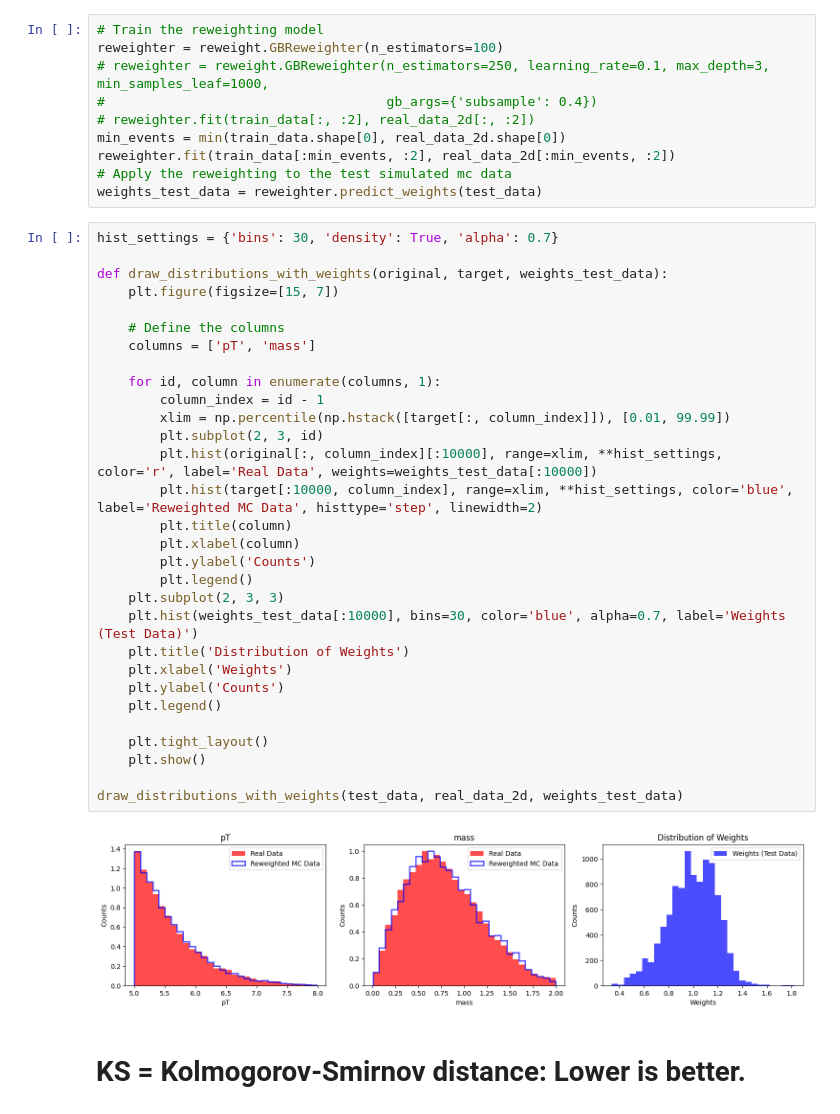
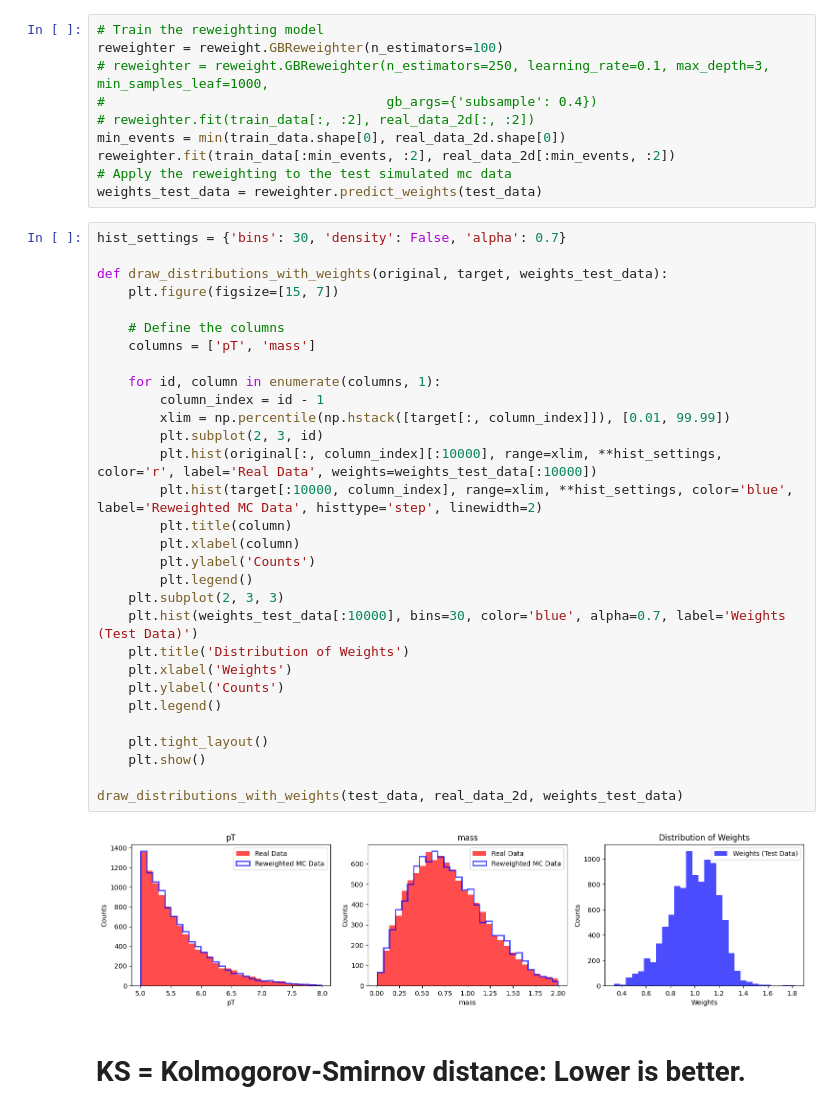
Before and after one commit to forhadnmsu/mc_reweight, a Jupyter notebook: reweight.ipynb, the cells around one changed output. Cells and saved outputs as stored; diff of their text form.

```diff
--- a/reweight.ipynb
+++ b/reweight.ipynb
@@ -58,36 +59,36 @@ reweighter.fit(train_data[:min_events, :2], real_data_2d[:min_events, :2])
 # Apply the reweighting to the test simulated mc data
 weights_test_data = reweighter.predict_weights(test_data)
 # %%
-hist_settings = {'bins': 30, 'density': True, 'alpha': 0.7}
+hist_settings = {'bins': 30, 'density': False, 'alpha': 0.7}
 
 def draw_distributions_with_weights(original, target, weights_test_data):
     plt.figure(figsize=[15, 7])
 
     # Define the columns
     columns = ['pT', 'mass']
 
     for id, column in enumerate(columns, 1):
         column_index = id - 1
         xlim = np.percentile(np.hstack([target[:, column_index]]), [0.01, 99.99])
         plt.subplot(2, 3, id)
         plt.hist(original[:, column_index][:10000], range=xlim, **hist_settings, color='r', label='Real Data', weights=weights_test_data[:10000])
         plt.hist(target[:10000, column_index], range=xlim, **hist_settings, color='blue', label='Reweighted MC Data', histtype='step', linewidth=2)
         plt.title(column)
         plt.xlabel(column)
         plt.ylabel('Counts')
         plt.legend()
     plt.subplot(2, 3, 3)
     plt.hist(weights_test_data[:10000], bins=30, color='blue', alpha=0.7, label='Weights (Test Data)')
     plt.title('Distribution of Weights')
     plt.xlabel('Weights')
     plt.ylabel('Counts')
     plt.legend()
 
     plt.tight_layout()
     plt.show()
 
 draw_distributions_with_weights(test_data, real_data_2d, weights_test_data)
 # %% [output]
-[figure, old version]
+[figure, new version]
 # %% [markdown]
 # KS = Kolmogorov-Smirnov distance: Lower is better.
```
Also changed, not shown: parts of 3 cells of this notebook, 1 other file.
